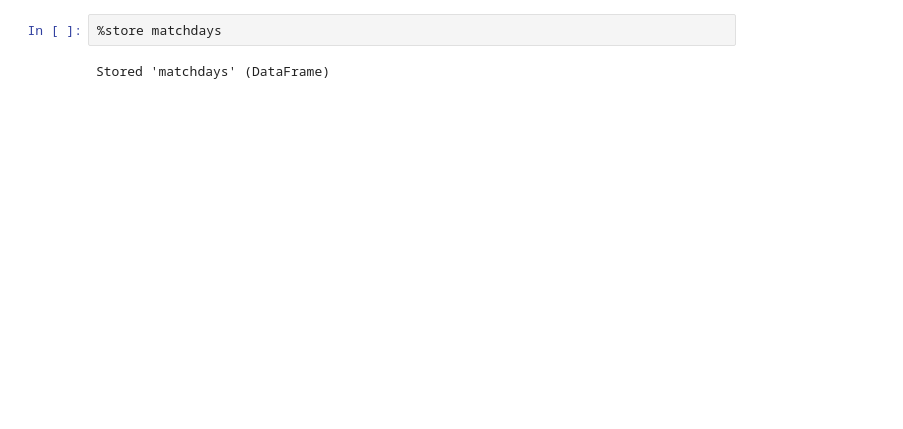
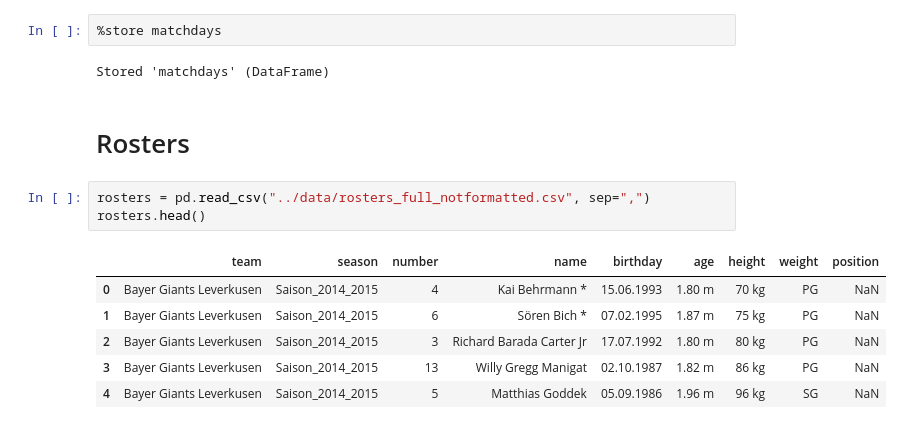
Before and after one commit to Net-Positive/Net_Positive, a Jupyter notebook: scraper/formatter.ipynb, the cells around one changed output. Cells and saved outputs as stored; diff of their text form; blank space fills up the shorter version.

```diff
--- a/scraper/formatter.ipynb
+++ b/scraper/formatter.ipynb
@@ -570,3 +570,15 @@ matchdays.head()
 %store matchdays
 # %% [output]
 Stored 'matchdays' (DataFrame)
+# %% [markdown]
+# Rosters
+# %%
+rosters = pd.read_csv("../data/rosters_full_notformatted.csv", sep=",")
+rosters.head()
+# %% [output]
+|  | team | season | number | name | birthday | age | height | weight | position |
+| 0 | Bayer Giants Leverkusen | Saison_2014_2015 | 4 | Kai Behrmann * | 15.06.1993 | 1.80 m | 70 kg | PG | NaN |
+| 1 | Bayer Giants Leverkusen | Saison_2014_2015 | 6 | Sören Bich * | 07.02.1995 | 1.87 m | 75 kg | PG | NaN |
+| 2 | Bayer Giants Leverkusen | Saison_2014_2015 | 3 | Richard Barada Carter Jr | 17.07.1992 | 1.80 m | 80 kg | PG | NaN |
+| 3 | Bayer Giants Leverkusen | Saison_2014_2015 | 13 | Willy Gregg Manigat | 02.10.1987 | 1.82 m | 86 kg | PG | NaN |
+| 4 | Bayer Giants Leverkusen | Saison_2014_2015 | 5 | Matthias Goddek | 05.09.1986 | 1.96 m | 96 kg | SG | NaN |
```
Also changed, not shown: parts of 9 cells of this notebook, 4 other files.
